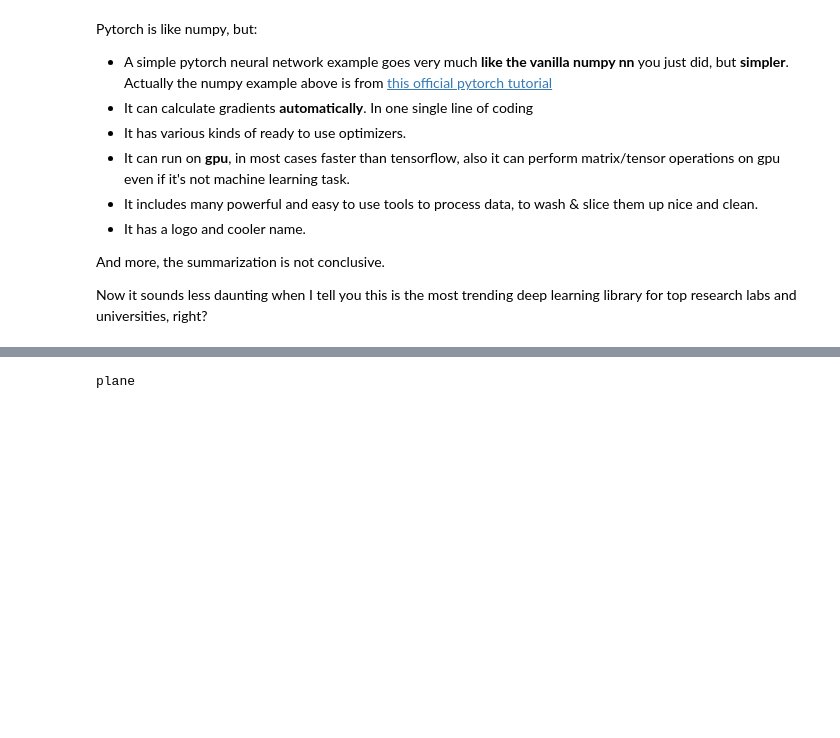
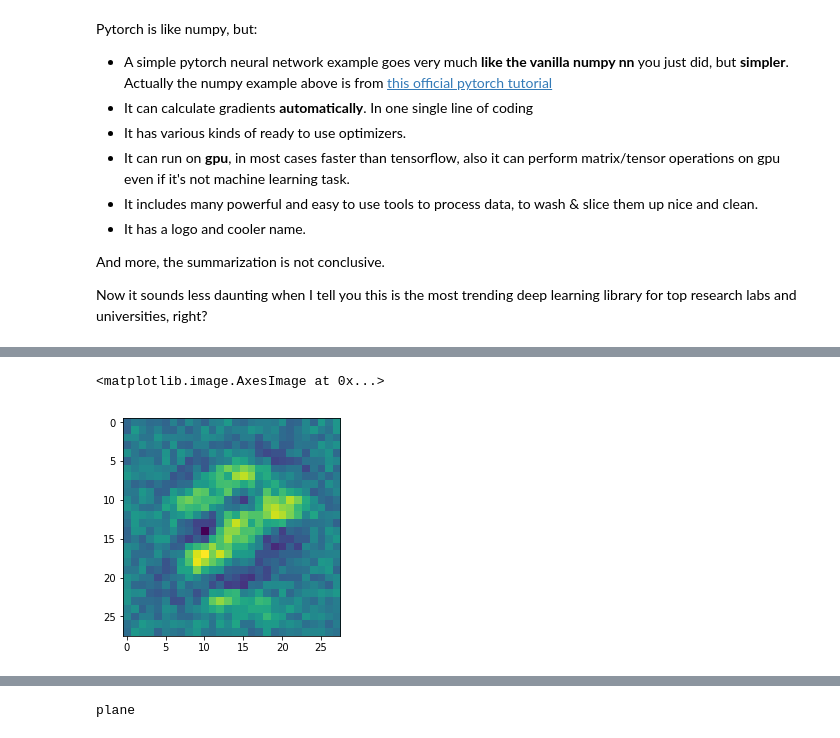
Before and after one commit to raynardj/python4ml, a Jupyter notebook: numpy_vanilla_nn_and_pytorch.ipynb, the cells around one changed output, grey strips where cells are left out. Drawn from its saved outputs; the diff is of its cells as text; code cells hidden in the pictures; blank space fills up the shorter version.

```diff
--- a/numpy_vanilla_nn_and_pytorch.ipynb
+++ b/numpy_vanilla_nn_and_pytorch.ipynb
@@ -89,0 +268,5 @@ from torch.utils.data.dataloader import DataLoader
+# %%
+plt.imshow(layer1[neuron[2]].reshape(28,28))
+# %% [output]
+<matplotlib.image.AxesImage at 0x...>
+[figure, added]
```
Also changed, not shown: parts of 46 cells of this notebook.
